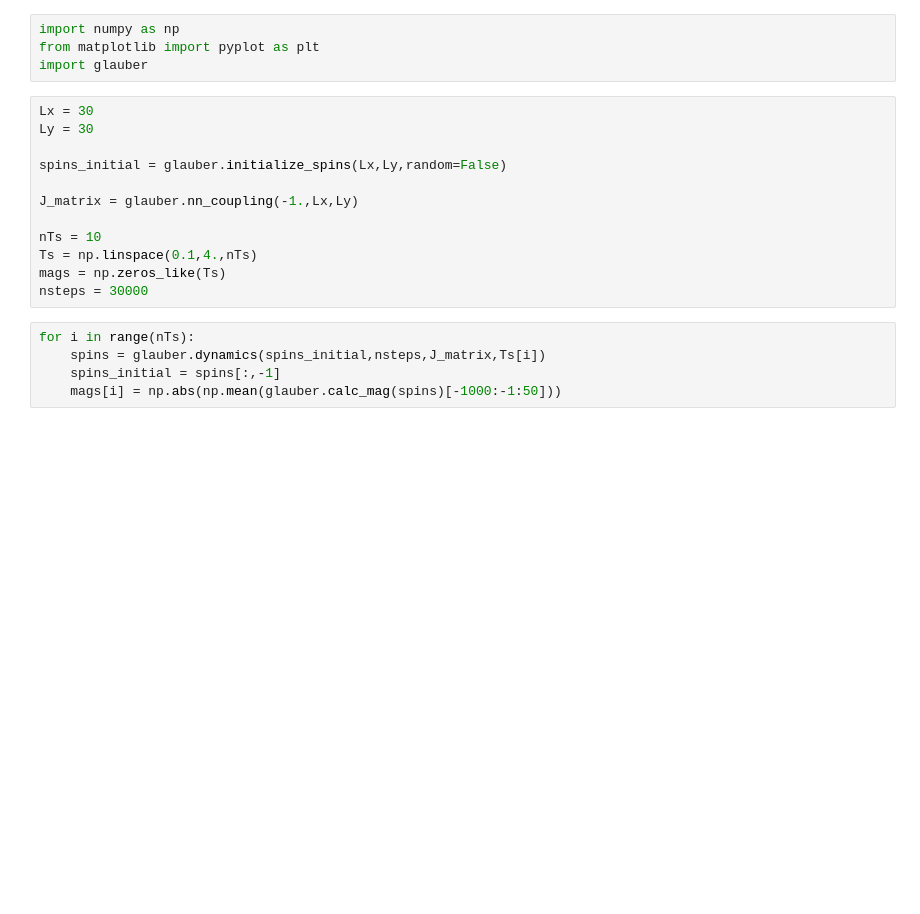
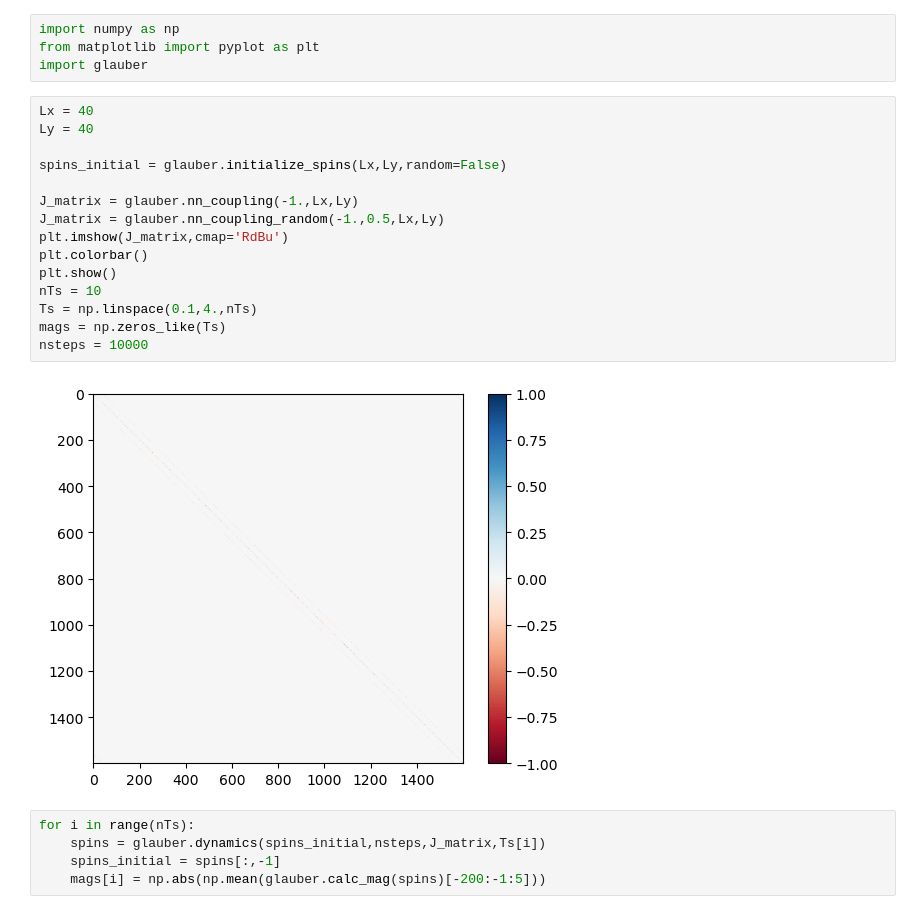
Before and after one commit to j-curtis/spin-glass-noise, a Jupyter notebook: testing.ipynb, the cells around one changed output. Cells and saved outputs as stored; diff of their text form; blank space fills up the shorter version.

```diff
--- a/testing.ipynb
+++ b/testing.ipynb
@@ -3,22 +3,27 @@ import numpy as np
 from matplotlib import pyplot as plt
 import glauber
 # %%
-Lx = 30
-Ly = 30
+Lx = 40
+Ly = 40
 
 spins_initial = glauber.initialize_spins(Lx,Ly,random=False)
 
 J_matrix = glauber.nn_coupling(-1.,Lx,Ly)
-
+J_matrix = glauber.nn_coupling_random(-1.,0.5,Lx,Ly)
+plt.imshow(J_matrix,cmap='RdBu')
+plt.colorbar()
+plt.show()
 nTs = 10
 Ts = np.linspace(0.1,4.,nTs)
 mags = np.zeros_like(Ts)
-nsteps = 30000
+nsteps = 10000
+# %% [output]
+[figure, added]
 # %%
 for i in range(nTs):
     spins = glauber.dynamics(spins_initial,nsteps,J_matrix,Ts[i])
     spins_initial = spins[:,-1]
-    mags[i] = np.abs(np.mean(glauber.calc_mag(spins)[-1000:-1:50]))
+    mags[i] = np.abs(np.mean(glauber.calc_mag(spins)[-200:-1:5]))
 # %%
 plt.plot(Ts,mags)
 plt.axvline(2./np.log(1.+np.sqrt(2.)),linestyle='dashed',color='gray')
```
Also changed, not shown: parts of 4 cells of this notebook, 1 other file.
